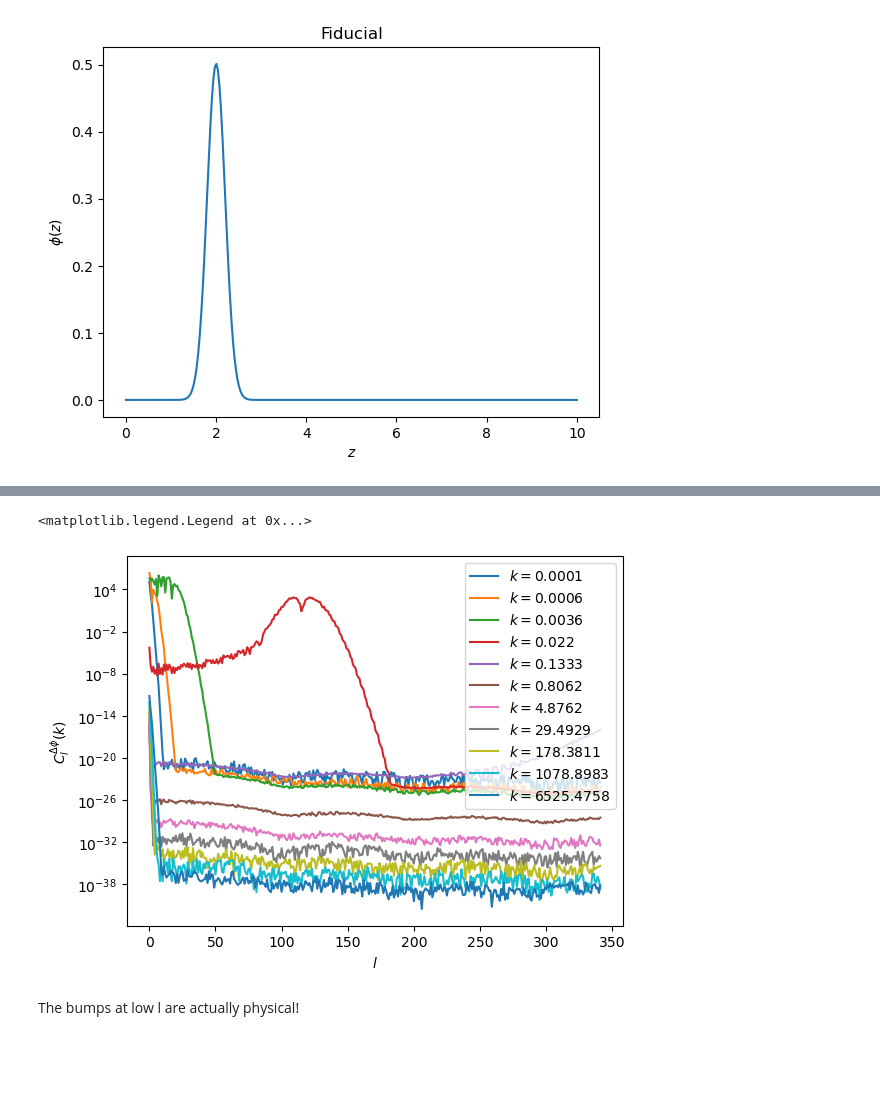
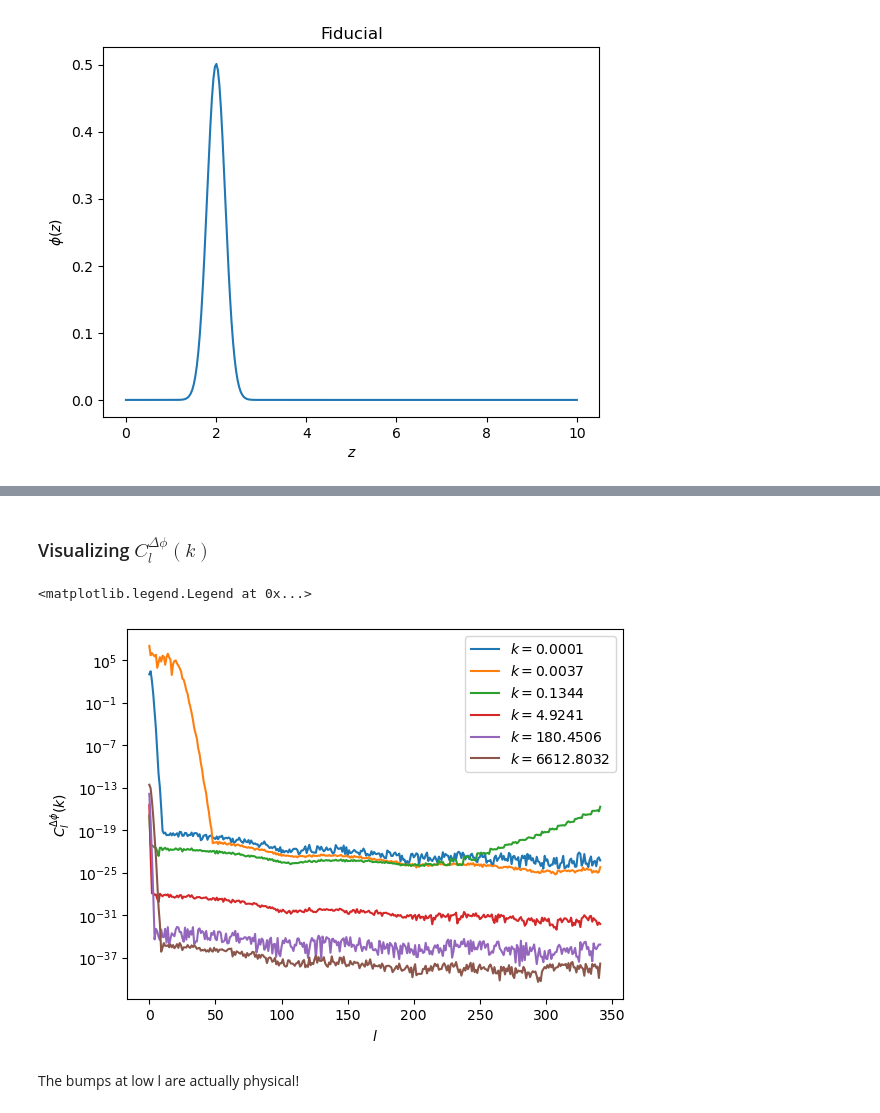
Before and after one commit to abaleato/CARDiAC, a Jupyter notebook: Get_DeltaPhi_PS.ipynb, the cells around one changed output, grey strips where cells are left out. Cells and saved outputs as stored; diff of their text form; code cells hidden in the pictures; blank space fills up the shorter version.

```diff
--- a/Get_DeltaPhi_PS.ipynb
+++ b/Get_DeltaPhi_PS.ipynb
@@ -73,23 +73,28 @@ for i in range(n_samples_of_r):
 # Next, we will want to take the (l+1/2)th order Hankel transform of each theta_alm
 delta_p_lm_of_k = np.zeros((theta_alms.shape[0], n_samples_of_r), dtype=complex)
 lmax = hp.Alm.getlmax(len(delta_p_lm_of_k))
-Cl_deltap_of_k = np.zeros((lmax+1, n_samples_of_r))
+Cl_deltap_of_k1_k2 = np.zeros((lmax+1, n_samples_of_r, n_samples_of_r))
 pixwinf = hp.pixwin(nside_out)[0:lmax+1] # Get the pixel window function for the up-sampled pixelization
 
 for i in range(len(delta_p_lm_of_k)):
     l, m = hp.Alm.getlm(lmax, i) # Get the l corresponding to each value of m
     k_array, delta_p_lm_of_k[i,:] = hankl.FFTLog(r_array, r_array*theta_alms[i,:], q=0, mu=l+0.5, ext=1, lowring=True)
     delta_p_lm_of_k[i,:] *= 1./k_array # Adapt to the convention in the Hankl code
-    # Get angular PS and deconvolve pixel window function
-    Cl_deltap_of_k[l,:] += (delta_p_lm_of_k[i,:] * np.conj(delta_p_lm_of_k[i,:])).real/ (2*l+1) / pixwinf[l]**2
+    # Get angular PS and deconvolve pixel window function for all possible combinations of k1 and k2
+    Cl_deltap_of_k1_k2[l,:,:] += np.outer(delta_p_lm_of_k[i,:], np.conj(delta_p_lm_of_k[i,:])).real/ (2*l+1) / pixwinf[l]**2
 
-for k_idx, k in zip(np.arange(len(k_array))[::200], k_array[::200]):
-    plt.semilogy(Cl_deltap_of_k[:,k_idx], label=r'$k={}$'.format(round(k, 4)))
-plt.xlabel(r'$l$')
-plt.ylabel(r'$C_l^{\Delta \phi}(k)$')
-plt.legend()
+# The 2D domain of k's for C_l(k1,k2)
+k_mat = np.outer(k_array,k_array)
-# %% [output]
-<matplotlib.legend.Legend at 0x...>
-[figure, removed]
+# %% [markdown]
+### Visualizing $C_l^{\Delta \phi}(k)$
+# %%
+for k_idx, k in zip(np.arange(len(k_array))[::200], k_array[::200]):
+    plt.semilogy(Cl_deltap_of_k1_k2[:,k_idx, k_idx], label=r'$k={}$'.format(round(k, 4)))
+plt.xlabel(r'$l$')
+plt.ylabel(r'$C_l^{\Delta \phi}(k)$')
+plt.legend()
+# %% [output]
+<matplotlib.legend.Legend at 0x...>
+[figure, added]
 # %% [markdown]
 The bumps at low l are actually physical!
```
Also changed, not shown: parts of 4 cells of this notebook.
